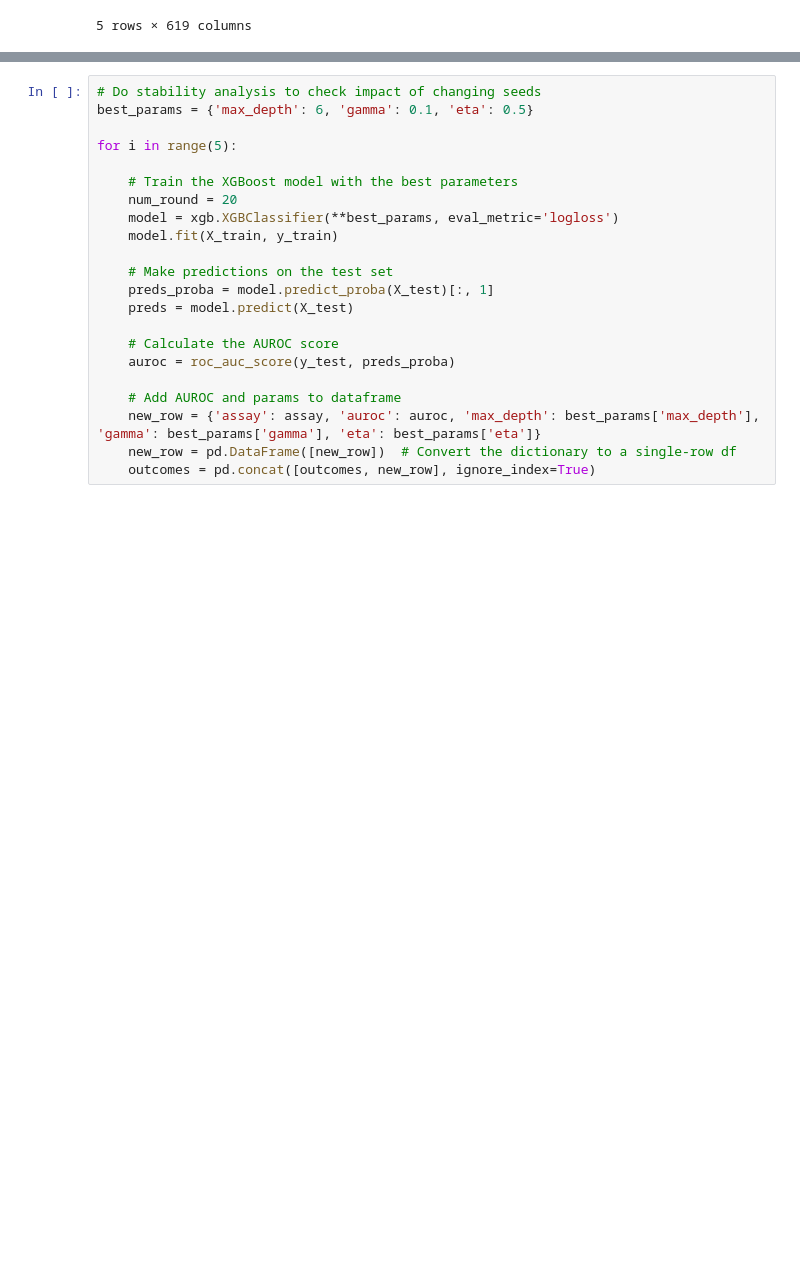
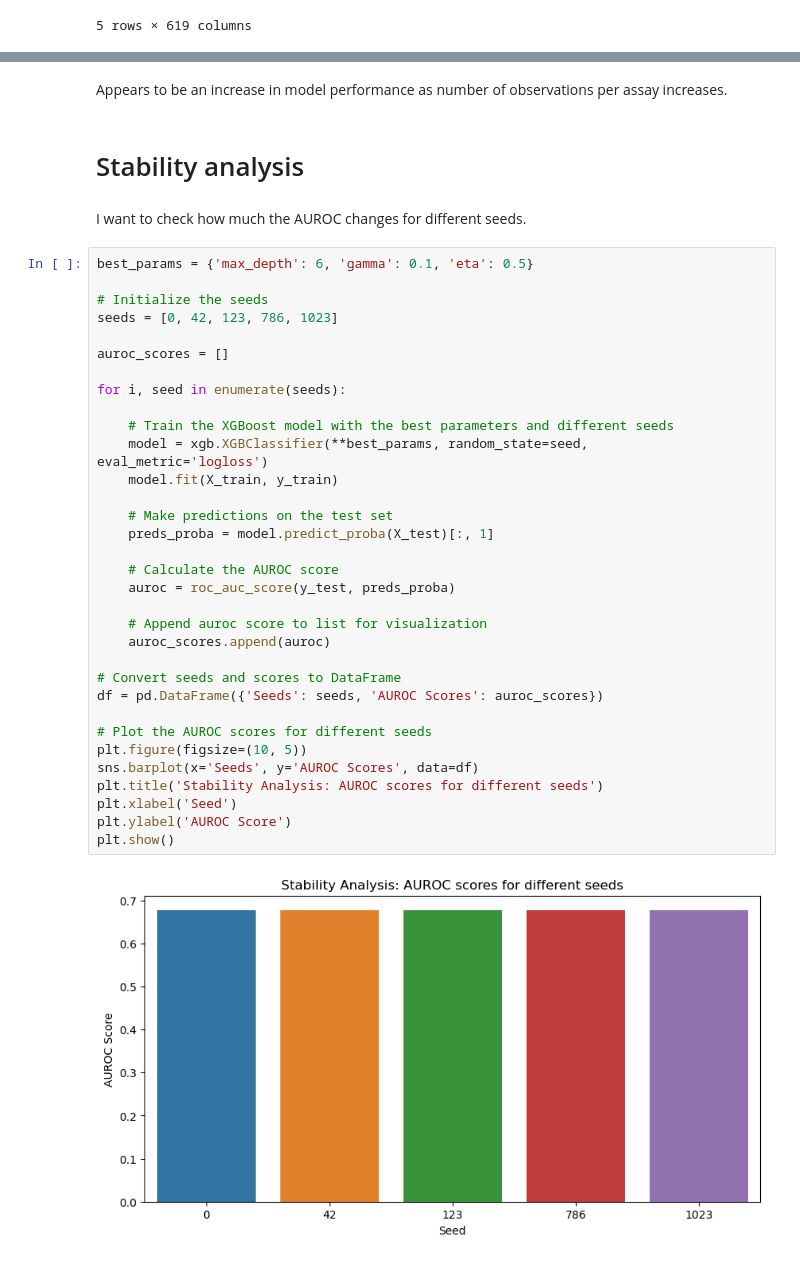
Before and after one commit to labdao/FS-Tox, a Jupyter notebook: notebooks/2.3-xgboost-toxcast.ipynb, the cells around one changed output, grey strips where cells are left out. Drawn from its saved outputs; the diff is of its cells as text; blank space fills up the shorter version.

```diff
--- a/notebooks/2.3-xgboost-toxcast.ipynb
+++ b/notebooks/2.3-xgboost-toxcast.ipynb
@@ -108,22 +187,41 @@ Best parameters for APR_HepG2_CellCycleArrest_24h_dn: {'max_depth': 6, 'gamma':
+# %% [markdown]
+Appears to be an increase in model performance as number of observations per assay increases.
+# %% [markdown]
+# Stability analysis
+# %% [markdown]
+I want to check how much the AUROC changes for different seeds.
 # %%
-# Do stability analysis to check impact of changing seeds
 best_params = {'max_depth': 6, 'gamma': 0.1, 'eta': 0.5}
 
-for i in range(5):
+# Initialize the seeds
+seeds = [0, 42, 123, 786, 1023]
 
-    # Train the XGBoost model with the best parameters
-    num_round = 20
-    model = xgb.XGBClassifier(**best_params, eval_metric='logloss')
+auroc_scores = []
+
+for i, seed in enumerate(seeds):
+
+    # Train the XGBoost model with the best parameters and different seeds
+    model = xgb.XGBClassifier(**best_params, random_state=seed, eval_metric='logloss')
     model.fit(X_train, y_train)
 
     # Make predictions on the test set
     preds_proba = model.predict_proba(X_test)[:, 1]
-    preds = model.predict(X_test)
 
     # Calculate the AUROC score
     auroc = roc_auc_score(y_test, preds_proba)
 
-    # Add AUROC and params to dataframe
-    new_row = {'assay': assay, 'auroc': auroc, 'max_depth': best_params['max_depth'], 'gamma': best_params['gamma'], 'eta': best_params['eta']}
-    new_row = pd.DataFrame([new_row])  # Convert the dictionary to a single-row df
-    outcomes = pd.concat([outcomes, new_row], ignore_index=True)
+    # Append auroc score to list for visualization
+    auroc_scores.append(auroc)
+
+# Convert seeds and scores to DataFrame
+df = pd.DataFrame({'Seeds': seeds, 'AUROC Scores': auroc_scores})
+
+# Plot the AUROC scores for different seeds
+plt.figure(figsize=(10, 5))
+sns.barplot(x='Seeds', y='AUROC Scores', data=df)
+plt.title('Stability Analysis: AUROC scores for different seeds')
+plt.xlabel('Seed')
+plt.ylabel('AUROC Score')
+plt.show()
+# %% [output]
+[figure, added]
```
Also changed, not shown: parts of 10 cells of this notebook, 1 other file.
